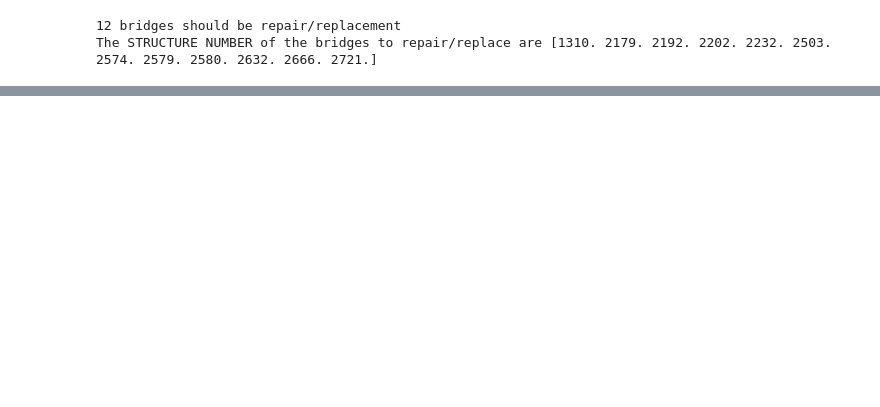
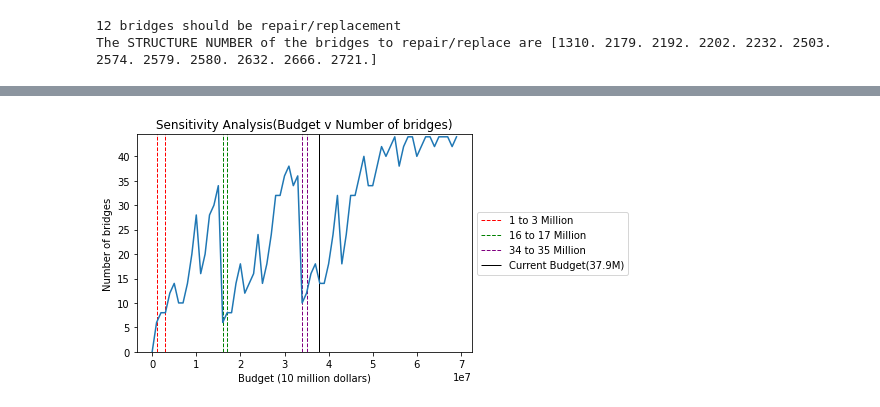
Before and after one commit to megan0422/DABPFinalProject, a Jupyter notebook: Optimization.ipynb, the cells around one changed output, grey strips where cells are left out. Cells and saved outputs as stored; diff of their text form; code cells hidden in the pictures; blank space fills up the shorter version.

```diff
--- a/Optimization.ipynb
+++ b/Optimization.ipynb
@@ -549,0 +468,19 @@ Best objective 3.878877430500e+16, best bound 3.878877430500e+16, gap 0.0000%
+# %%
+plt.figure() # In this example, all the plots will be in one figure.
+plt.plot(list_objective_x, counter_list)
+plt.xlabel('Budget (10 million dollars)')
+plt.ylabel("Number of bridges")
+plt.title("Sensitivity Analysis(Budget v Number of bridges)")
+ymin, ymax = 0, max(counter_list)+0.5
+plt.vlines(1000000, ymin, ymax,colors='red', ls='--',lw=1, label='1 to 3 Million')
+plt.vlines(3000000, ymin, ymax,colors='red', ls='--',lw=1)
+plt.vlines(16000000, ymin, ymax,colors='green', ls='--',lw=1, label='16 to 17 Million')
+plt.vlines(17000000, ymin, ymax,colors='green', ls='--',lw=1)
+plt.vlines(34000000, ymin, ymax,colors='purple', ls='--',lw=1, label='34 to 35 Million')
+plt.vlines(35000000, ymin, ymax,colors='purple', ls='--',lw=1)
+plt.vlines(37900000, ymin, ymax,colors='black',lw=1, label='Current Budget(37.9M)')
+plt.ylim(ymin, ymax)
+plt.legend(loc='center left', bbox_to_anchor=(1., .5))
+plt.show()
+# %% [output]
+[figure, added]
```
Also changed, not shown: parts of 14 cells of this notebook.
